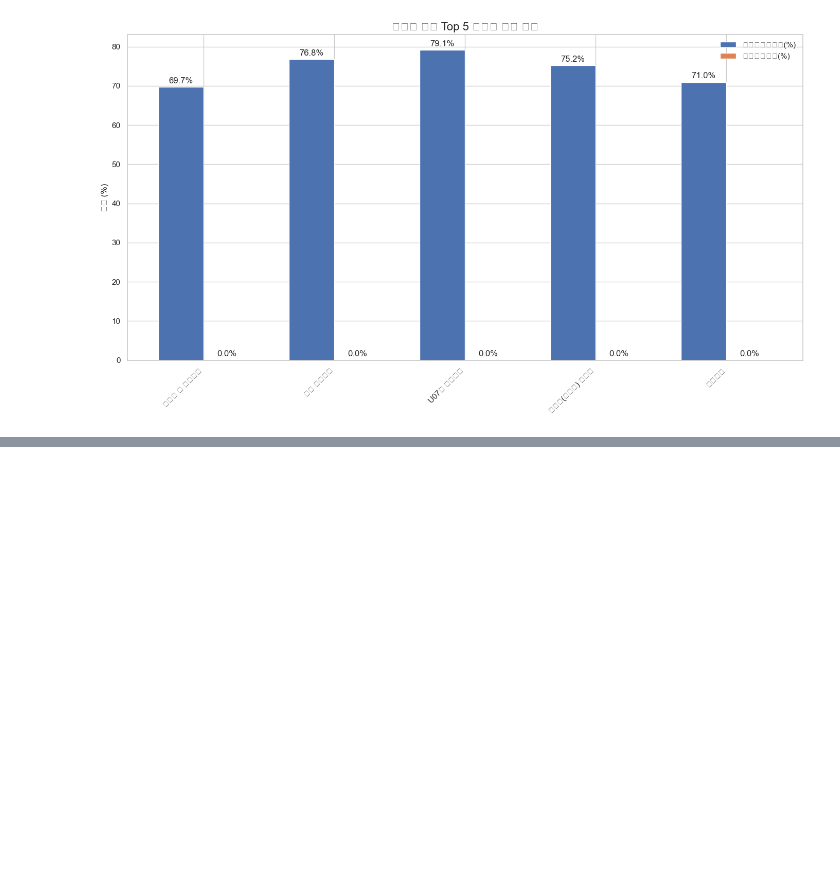
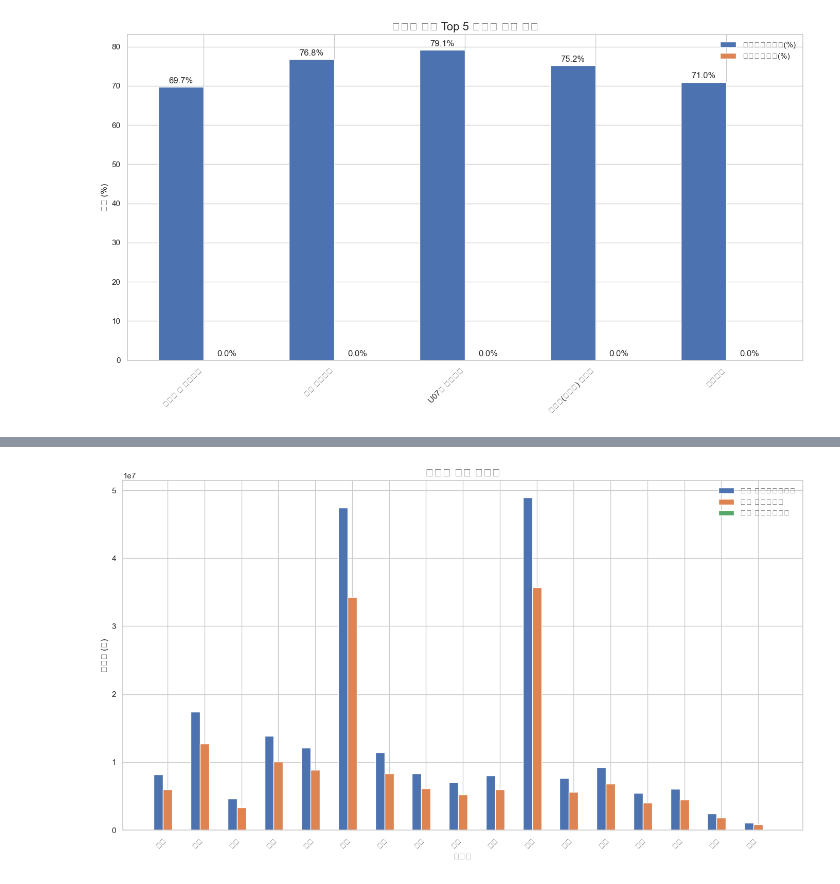
Before and after one commit to yujeong0411/Medi-Budget, a Jupyter notebook: backend/src/data/notebooks/anaylze.ipynb, the cells around one changed output, grey strips where cells are left out. Drawn from its saved outputs; the diff is of its cells as text; code cells hidden in the pictures; blank space fills up the shorter version.

```diff
--- a/backend/src/data/notebooks/anaylze.ipynb
+++ b/backend/src/data/notebooks/anaylze.ipynb
@@ -348,12 +408,13 @@ plt.show()
 
 # 지역별 평균 진료비
 region_cost_query = """
-    SELECT r.지역명, AVG(rc.요양급여총비용) as 평균총비용, AVG(rc.보험자비용) as 평균보험비용,
-           AVG(rc.환자비용) as 평균환자비용, SUM(rc.환자수) as 총환자수
-    FROM 지역별_진료비_테이블 rc
-    JOIN 지역_테이블 r ON rc.지역코드 = r.지역코드
-    GROUP BY r.지역명
-    ORDER BY 평균총비용 DESC
+    SELECT r.region_name as 지역명, AVG(rc.patient_payment_per_visit) as 평균방문당진료비, AVG(rc.patient_payment_per_patient) as 평균환자당진료비,
+        AVG(rc.patient_count) as 평균환자수, SUM(rc.patient_count) as 총환자수, AVG(rc.visit_count) as 평균방문일수,
+        AVG(rc.insurance_payment) as 평균보험자비용, AVG(rc.medical_care_cost_total) as 평균요양급여총비용
+    FROM region_based_costs rc
+    JOIN regions r ON rc.region_id = r.region_id
+    GROUP BY r.region_name
+    ORDER BY 평균환자당진료비 DESC
 """
 region_cost = pd.read_sql_query(region_cost_query, engine)
 
@@ -362,21 +443,23 @@ display(region_cost)
 # %%
 # 지역별 진료비 시각화
 fig, ax = plt.subplots(figsize=(14, 8))
 x = np.arange(len(region_cost))
 width = 0.25
 
-rects1 = ax.bar(x - width, region_cost['평균총비용'], width, label='평균 총비용')
-rects2 = ax.bar(x, region_cost['평균보험비용'], width, label='평균 보험비용')
-rects3 = ax.bar(x + width, region_cost['평균환자비용'], width, label='평균 환자비용')
+rects1 = ax.bar(x - width, region_cost['평균요양급여총비용'], width, label='평균 요양급여총비용')
+rects2 = ax.bar(x, region_cost['평균보험자비용'], width, label='평균 보험자비용')
+rects3 = ax.bar(x + width, region_cost['평균환자당진료비'], width, label='평균 환자당진료비')
 
 ax.set_title('지역별 평균 진료비', fontsize=16)
 ax.set_xlabel('지역명', fontsize=12)
 ax.set_ylabel('진료비 (원)', fontsize=12)
 ax.set_xticks(x)
 ax.set_xticklabels(region_cost['지역명'], rotation=45, ha='right')
 ax.legend()
 
 plt.tight_layout()
 plt.show()
+# %% [output]
+[figure, added]
 # %%
 # 지역별 환자수 대비 진료비 분석
```
Also changed, not shown: parts of 25 cells of this notebook, 6 other files.
